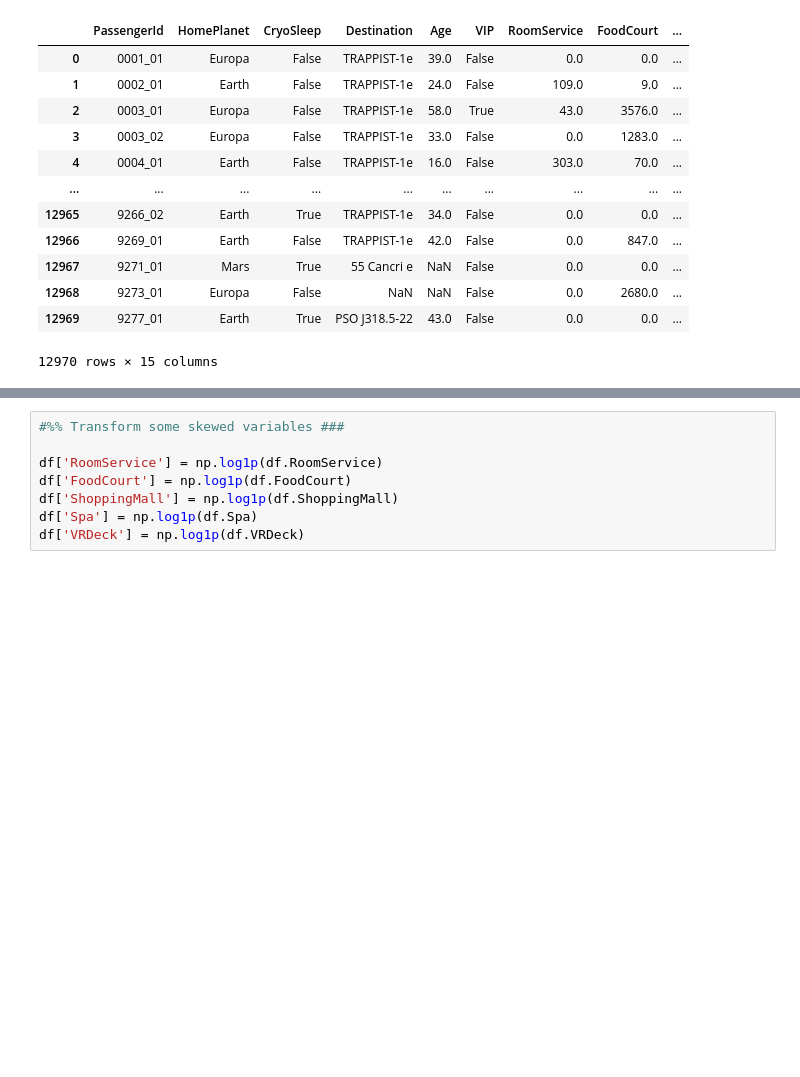
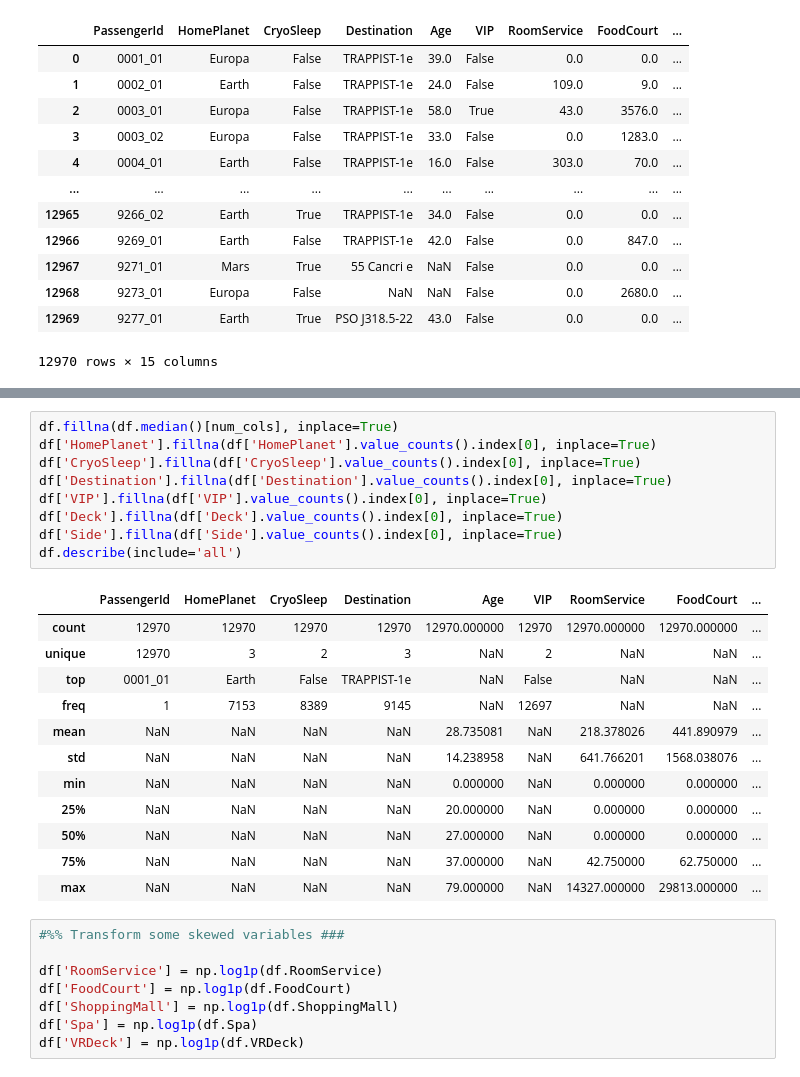
Before and after one commit to MykolaPinchuk/Kaggle, a Jupyter notebook: Projects/KProject-spacetitanic.ipynb, the cells around one changed output, grey strips where cells are left out. Saved outputs shown, nothing was run; the diff lists cells and outputs as text; blank space fills up the shorter version.

```diff
--- a/Projects/KProject-spacetitanic.ipynb
+++ b/Projects/KProject-spacetitanic.ipynb
@@ -204,3 +222,25 @@ memory usage: 1.5+ MB
+# %%
+df.fillna(df.median()[num_cols], inplace=True)
+df['HomePlanet'].fillna(df['HomePlanet'].value_counts().index[0], inplace=True)
+df['CryoSleep'].fillna(df['CryoSleep'].value_counts().index[0], inplace=True)
+df['Destination'].fillna(df['Destination'].value_counts().index[0], inplace=True)
+df['VIP'].fillna(df['VIP'].value_counts().index[0], inplace=True)
+df['Deck'].fillna(df['Deck'].value_counts().index[0], inplace=True)
+df['Side'].fillna(df['Side'].value_counts().index[0], inplace=True)
+df.describe(include='all')
+# %% [output]
+|  | PassengerId | HomePlanet | CryoSleep | Destination | Age | VIP | RoomService | FoodCourt | ... |
+| count | 12970 | 12970 | 12970 | 12970 | 12970.000000 | 12970 | 12970.000000 | 12970.000000 | ... |
+| unique | 12970 | 3 | 2 | 3 | NaN | 2 | NaN | NaN | ... |
+| top | 0001_01 | Earth | False | TRAPPIST-1e | NaN | False | NaN | NaN | ... |
+| freq | 1 | 7153 | 8389 | 9145 | NaN | 12697 | NaN | NaN | ... |
+| mean | NaN | NaN | NaN | NaN | 28.735081 | NaN | 218.378026 | 441.890979 | ... |
+| std | NaN | NaN | NaN | NaN | 14.238958 | NaN | 641.766201 | 1568.038076 | ... |
+| min | NaN | NaN | NaN | NaN | 0.000000 | NaN | 0.000000 | 0.000000 | ... |
+| 25% | NaN | NaN | NaN | NaN | 20.000000 | NaN | 0.000000 | 0.000000 | ... |
+| 50% | NaN | NaN | NaN | NaN | 27.000000 | NaN | 0.000000 | 0.000000 | ... |
+| 75% | NaN | NaN | NaN | NaN | 37.000000 | NaN | 42.750000 | 62.750000 | ... |
+| max | NaN | NaN | NaN | NaN | 79.000000 | NaN | 14327.000000 | 29813.000000 | ... |
 # %%
 #%% Transform some skewed variables ###
 
```
Also changed, not shown: parts of 11 cells of this notebook.
